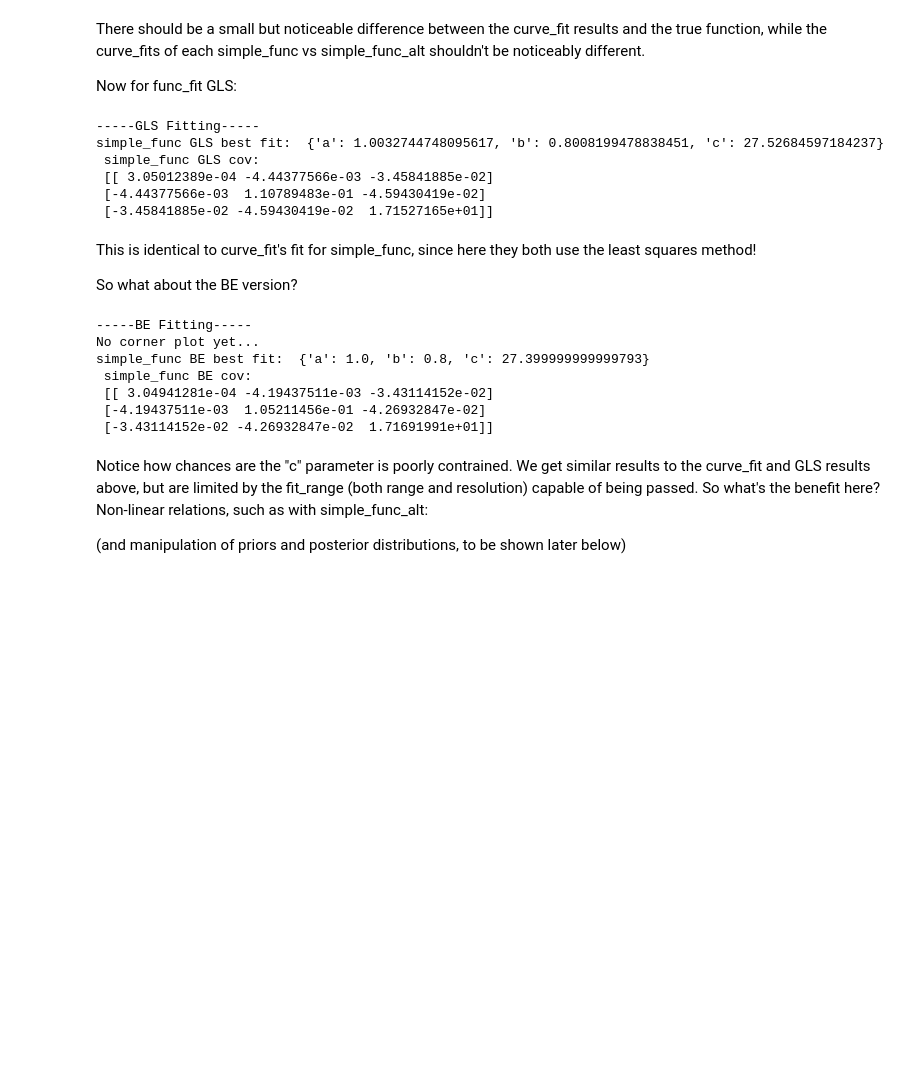
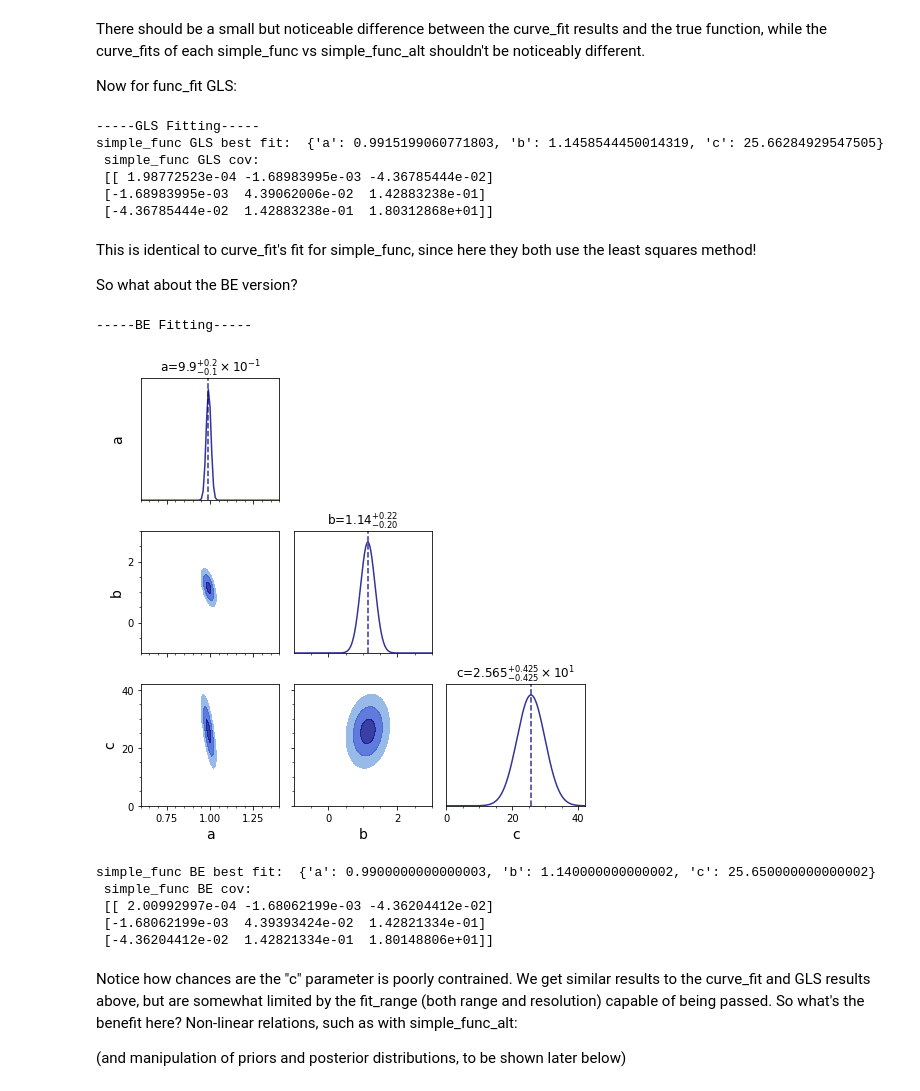
Before and after one commit to JeremyMeinke/mm_astronomy_stacking, a Jupyter notebook: fitting_example.ipynb, the cells around one changed output. Drawn from its saved outputs; the diff is of its cells as text; code cells hidden in the pictures; blank space fills up the shorter version.

Commit message:
Update func_fitting.py and examples

```diff
--- a/fitting_example.ipynb
+++ b/fitting_example.ipynb
@@ -139,38 +142,39 @@ Now for func_fit GLS:
 # %%
 ## func_fitting.func_fit() setup
 ## the fit_range attribute isn't needed for the method="GLS", but will become relevant for method="BE"
-a_param = func_fitting.FuncParam("a", "a", np.arange(0, 3.01, 0.02), is_linear=True)
-b_param = func_fitting.FuncParam("b", "b", np.arange(0, 3.01, 0.02), is_linear=True)
-c_param = func_fitting.FuncParam("c", "c", np.arange(-30., 50.01, 0.2), is_linear=True)
+a_param = func_fitting.FuncParam("a", "a", np.arange(0.6, 1.401, 0.01), is_linear=True)		## Is linear=True allows for faster computation when such parameter is still linear
+b_param = func_fitting.FuncParam("b", "b", np.arange(-1., 3.01, 0.01), is_linear=True)
+c_param = func_fitting.FuncParam("c", "c", np.arange(-0., 42.01, 0.05), is_linear=True)
 
 ## Note this asks for variance/covariance (for when passing 1d or 2d arrays)
 gls_fit, gls_cov = func_fitting.func_fit(simple_func, x_data, y_data, [a_param, b_param, c_param], noise_sigma**2, method="GLS")
 print("simple_func GLS best fit: ", gls_fit, "\n simple_func GLS cov: \n", gls_cov)
 # %% [output]
 -----GLS Fitting-----
-simple_func GLS best fit:  {'a': 1.0032744748095617, 'b': 0.8008199478838451, 'c': 27.52684597184237}
+simple_func GLS best fit:  {'a': 0.9915199060771803, 'b': 1.1458544450014319, 'c': 25.66284929547505}
  simple_func GLS cov:
- [[ 3.05012389e-04 -4.44377566e-03 -3.45841885e-02]
- [-4.44377566e-03  1.10789483e-01 -4.59430419e-02]
- [-3.45841885e-02 -4.59430419e-02  1.71527165e+01]]
+ [[ 1.98772523e-04 -1.68983995e-03 -4.36785444e-02]
+ [-1.68983995e-03  4.39062006e-02  1.42883238e-01]
+ [-4.36785444e-02  1.42883238e-01  1.80312868e+01]]
 # %% [markdown]
 This is identical to curve_fit's fit for simple_func, since here they both use the least squares method!
 
 So what about the BE version?
 # %%
-###We'll also pass quick_corner_plot=True (it's default), showing us the corner plot
-simple_func_be_fit, simple_func_be_cov, simple_func_be_1d_bnds, b_bnds, marg_dists = func_fitting.func_fit(simple_func, x_data, y_data, [a_param, b_param, c_param], noise_sigma**2, method="BE", MemoryOverride=False, quick_corner_plot=True)
+## We'll also pass quick_corner_plot=True (it's default), showing us the corner plot
+simple_func_be_fit, simple_func_be_cov, simple_func_be_1d_bnds, b_bnds, marg_dists = func_fitting.func_fit(simple_func, x_data, y_data, [a_param, b_param, c_param], noise_sigma**2, method="BE", MemoryOverride=False, quick_corner_plot=True, verbose=False)
+## verbose=True shows other  values and checks during the computation
 print("simple_func BE best fit: ", simple_func_be_fit, "\n simple_func BE cov: \n", simple_func_be_cov)
 # %% [output]
 -----BE Fitting-----
-No corner plot yet...
-simple_func BE best fit:  {'a': 1.0, 'b': 0.8, 'c': 27.399999999999793}
- simple_func BE cov:
- [[ 3.04941281e-04 -4.19437511e-03 -3.43114152e-02]
- [-4.19437511e-03  1.05211456e-01 -4.26932847e-02]
- [-3.43114152e-02 -4.26932847e-02  1.71691991e+01]]
+[figure, added]
+simple_func BE best fit:  {'a': 0.9900000000000003, 'b': 1.140000000000002, 'c': 25.650000000000002}
+ simple_func BE cov:
+ [[ 2.00992997e-04 -1.68062199e-03 -4.36204412e-02]
+ [-1.68062199e-03  4.39393424e-02  1.42821334e-01]
+ [-4.36204412e-02  1.42821334e-01  1.80148806e+01]]
 # %% [markdown]
-Notice how chances are the "c" parameter is poorly contrained.  We get similar results to the curve_fit and GLS results above, but are limited by the fit_range (both range and resolution) capable of being passed.  So what's the benefit here?  Non-linear relations, such as with simple_func_alt:
+Notice how chances are the "c" parameter is poorly contrained.  We get similar results to the curve_fit and GLS results above, but are somewhat limited by the fit_range (both range and resolution) capable of being passed.  So what's the benefit here?  Non-linear relations, such as with simple_func_alt:
 
 (and manipulation of priors and posterior distributions, to be shown later below)
 # %%
```
Also changed, not shown: parts of 16 cells of this notebook, 3 other files.
